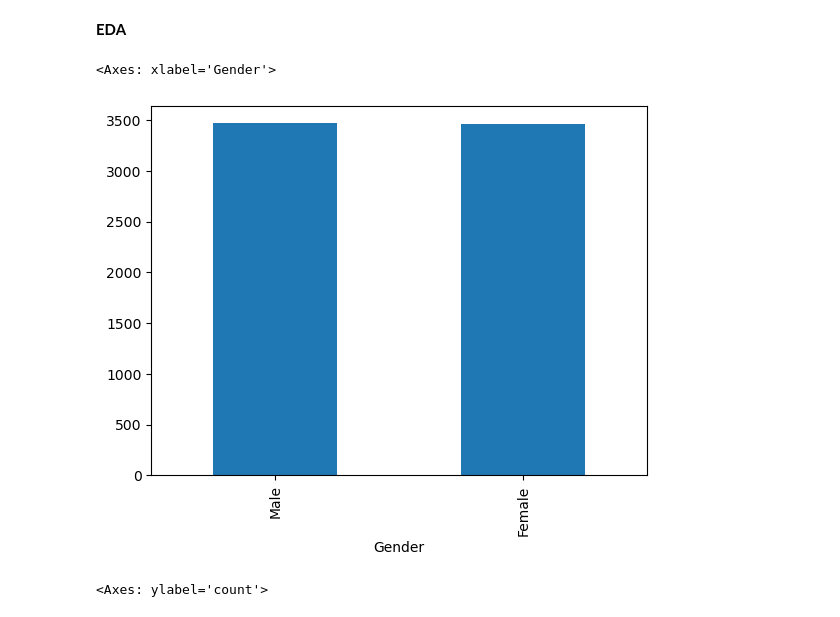
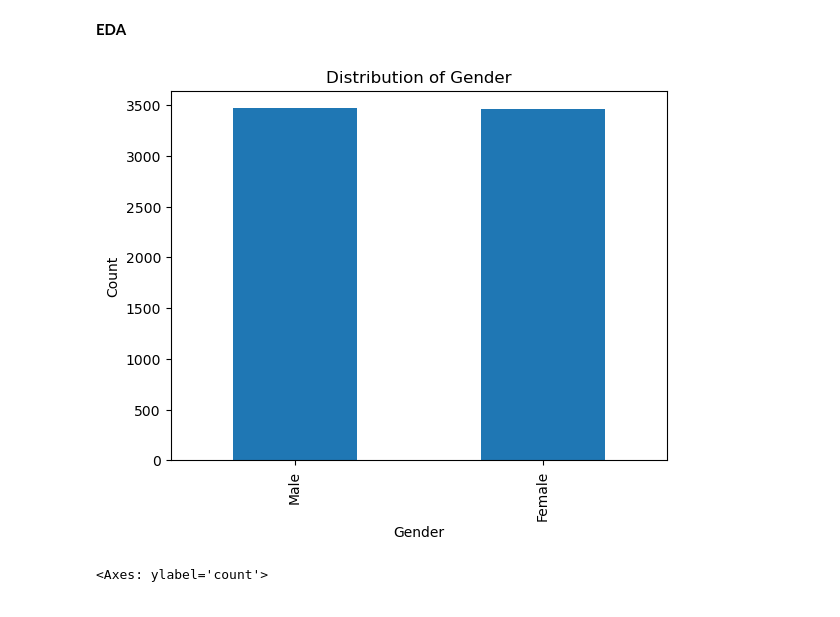
Before and after one commit to abwakujeff/Healthcare, a Jupyter notebook: Healthcare.ipynb, the cells around one changed output. Cells and saved outputs as stored; diff of their text form; code cells hidden in the pictures.

```diff
--- a/Healthcare.ipynb
+++ b/Healthcare.ipynb
@@ -134,10 +153,21 @@ df.head()
 # %% [markdown]
 **EDA**
 # %%
+import matplotlib.pyplot as plt
+
+# Count the occurrences of each unique value in the 'Gender' column
+# and plot these counts as a bar chart
 df['Gender'].value_counts().plot(kind='bar')
+
+# Add labels and title for clarity
+plt.xlabel('Gender')  # Label for the x-axis
+plt.ylabel('Count')   # Label for the y-axis
+plt.title('Distribution of Gender')  # Title of the bar chart
+
+# Show the plot
+plt.show()
 # %% [output]
-<Axes: xlabel='Gender'>
-[figure, old version]
+[figure, new version]
 # %%
 df['Blood Type'].value_counts().plot(kind='pie')
 # %% [output]
```
Also changed, not shown: parts of 6 cells of this notebook.
